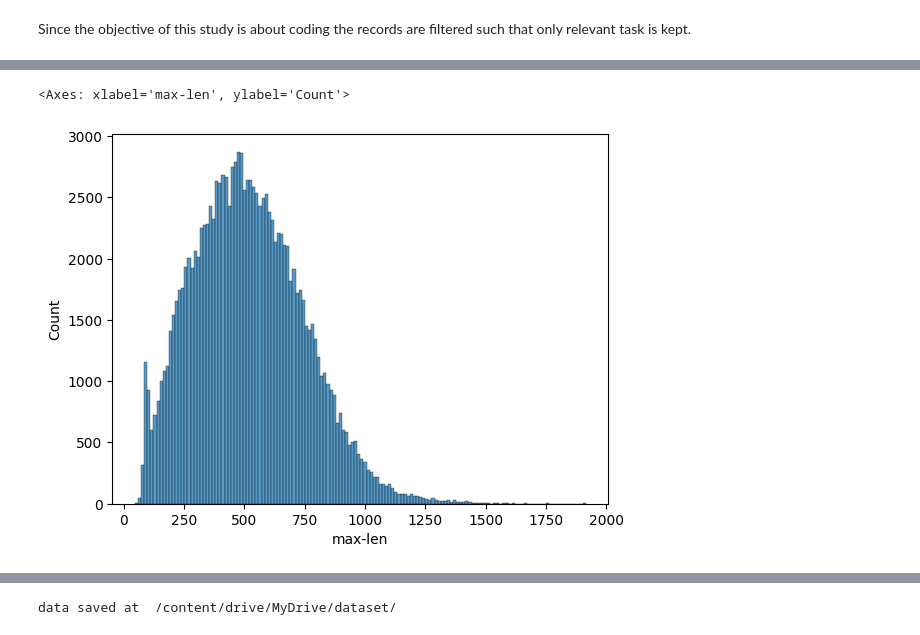
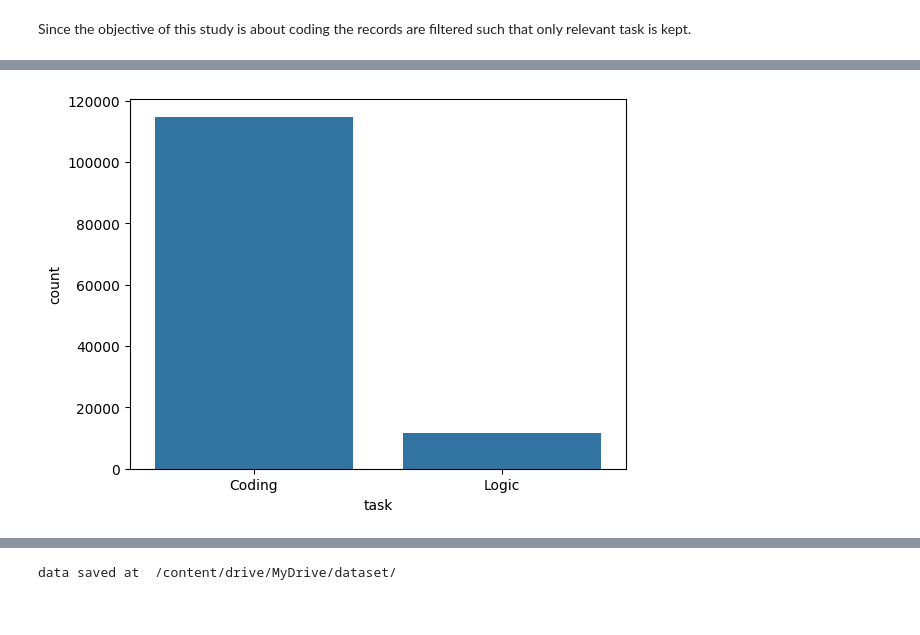
Before and after one commit to SIVASKANDAN-P/PYTHON-CODE-HINT, a Jupyter notebook: Code_solution_experimentation.ipynb, the cells around one changed output, grey strips where cells are left out. Saved outputs shown, nothing was run; the diff lists cells and outputs as text; code cells hidden in the pictures.

```diff
--- a/Code_solution_experimentation.ipynb
+++ b/Code_solution_experimentation.ipynb
@@ -138,8 +143,11 @@ data_filter.head()
 | 2 | Coding | codecontest | Write Python code to solve the ta... | Step 1: To solve this problem, we... | eea6ea941dbbab75a05da657187447350... | 535550938ff58bd73cd7fb85be834bb90... | 115 | 271 | 386 |
 | 3 | Coding | codecontest | Write Python code to solve the ta... | Step 1: To solve this problem, we... | 5a4adc96e3b91bcfd9b6ddda7b52c4a03... | 535550938ff58bd73cd7fb85be834bb90... | 115 | 299 | 414 |
 | 4 | Coding | codecontest | Write Python code to solve the ta... | Step 1: To solve this problem, we... | 8f015420a9fc36b57077c4fea744e2865... | 535550938ff58bd73cd7fb85be834bb90... | 115 | 286 | 401 |
-# %%
-sns.histplot(data_filter['max-len'])
-# %% [output]
-<Axes: xlabel='max-len', ylabel='Count'>
-[figure, removed]
+# %%
+# Create a figure and axis
+fig, ax = plt.subplots()
+sns.countplot(x='task', data=data,order=data_filter.task.value_counts().index)
+# Save the plot with 300 DPI
+plt.savefig("/content/drive/MyDrive/plots/task_after_filer_plot_dpi.png", dpi=300, bbox_inches="tight")
+# %% [output]
+[figure, added]
```
Also changed, not shown: parts of 23 cells of this notebook.
